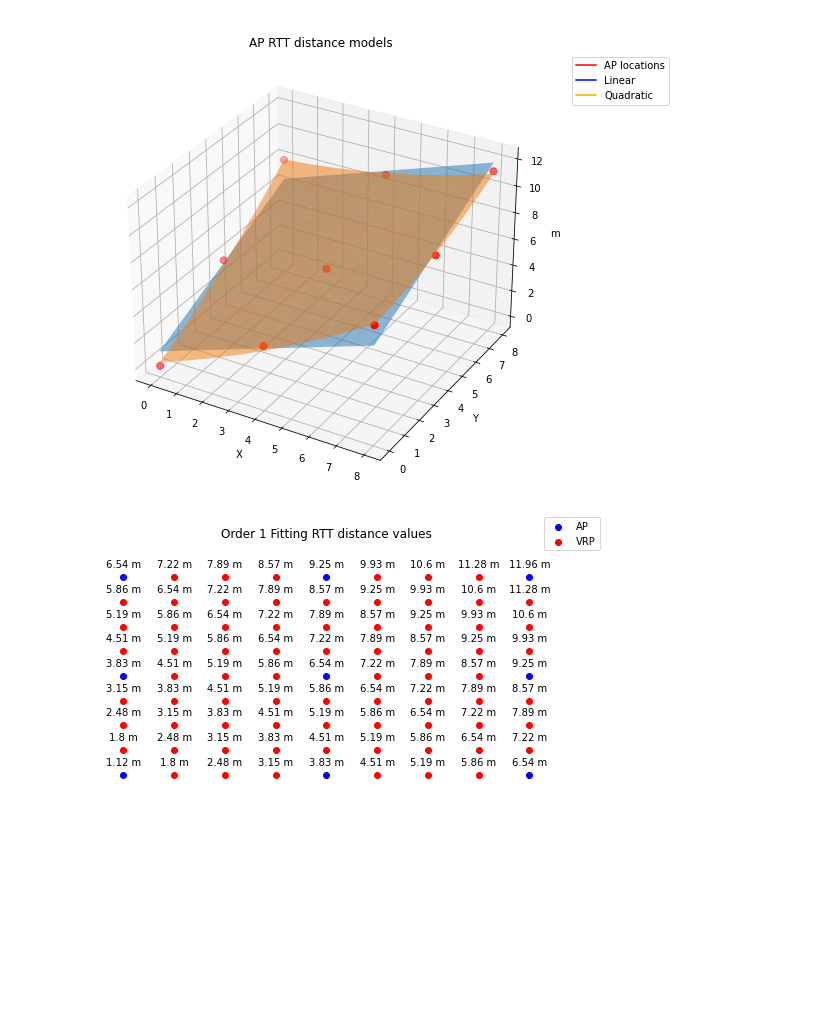
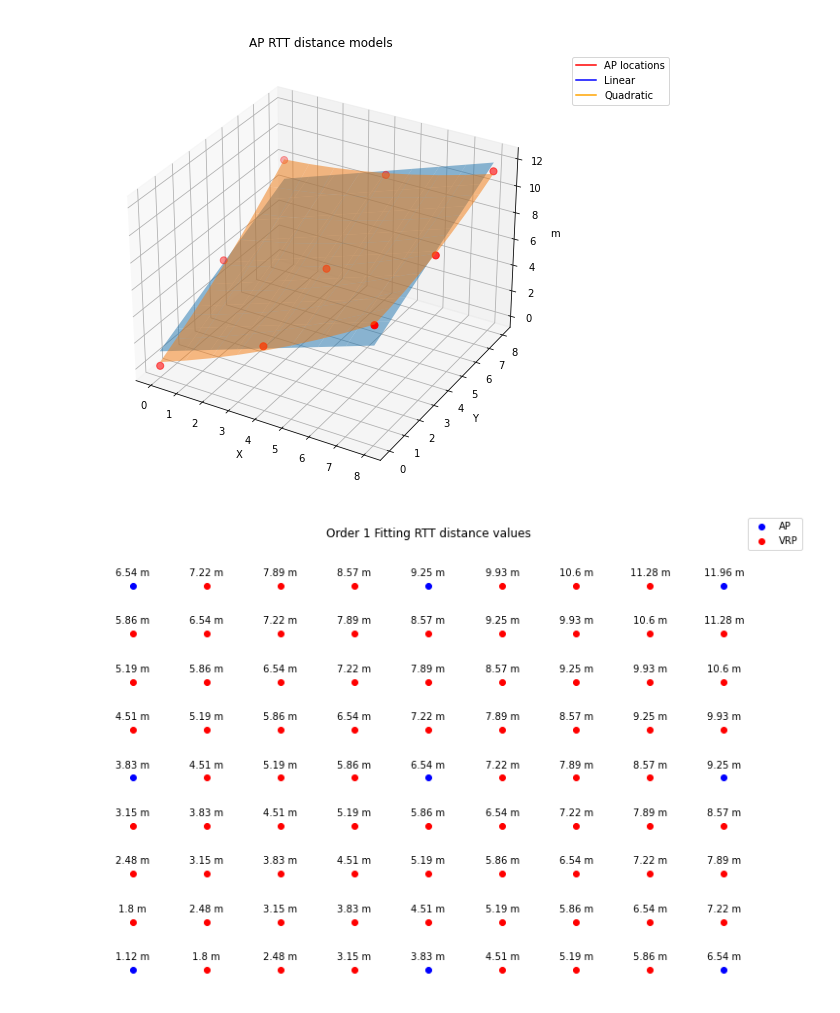
Before and after one commit to carlogattuso/Indoor_Positioning_RTT_GPR, a Jupyter notebook: src/psfm_gpr.ipynb, the cells around one changed output. Saved outputs shown, nothing was run; the diff lists cells and outputs as text; code cells hidden in the pictures; blank space fills up the shorter version.

```diff
--- a/src/psfm_gpr.ipynb
+++ b/src/psfm_gpr.ipynb
@@ -184,28 +184,28 @@ m_vrp_2 = np.delete(fit_2, [0,4,8,36,40,44,72,76,80], 0)
 # %%
 """
 Order 1 RTT distance plot
     _1 --> Order 1 surface fit
     _2 --> Order 2 surface fit
 """
-plt.figure(figsize=(8,4))
+plt.figure(figsize=(12,8))
 
 plt.scatter(L_ap[:,0], L_ap[:,1], c='b')
 plt.scatter(L_vrp[:,0], L_vrp[:,1], c='r')
 
 plt.legend(labels=['AP','VRP'],loc="upper right",borderaxespad=-5)
 plt.title('Order 1 Fitting RTT distance values',pad=30)
 plt.axis('off')
 
 for x,y in zip(locations[:,0],locations[:,1]):
     label = f"{sample_distance(x, y, model_1).round(2)} m"
 
     plt.annotate(label, # this is the text
                  (x,y), # this is the point to label
                  textcoords="offset points", # how to position the text
                  xytext=(0,10), # distance from text to points (x,y)
                  ha='center') # horizontal alignment can be left, right or center
 # %% [output]
-[figure, old version]
+[figure, new version]
 # %%
 """
 Order 1 RTT distance plot
```
Also changed, not shown: parts of 3 cells of this notebook.
